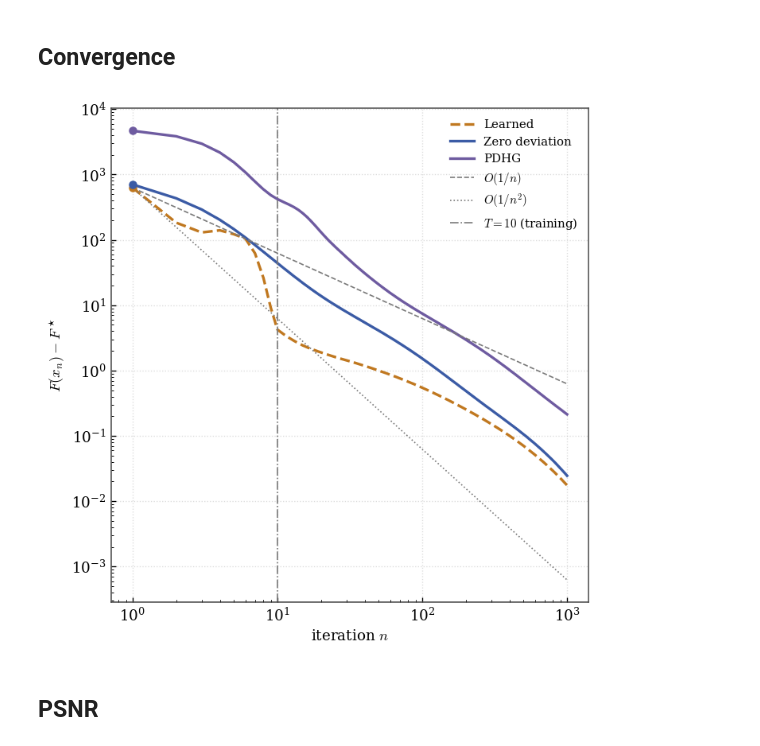
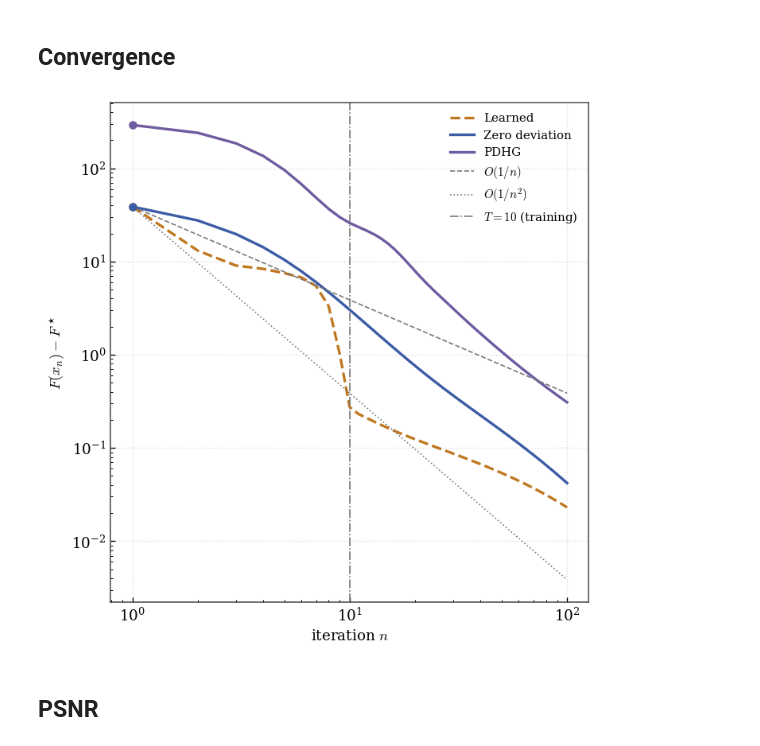
Before and after one commit to TheoBeille/learned_deviations_tgv2, a Jupyter notebook: 3_pdhg_comparison.ipynb, the cells around one changed output. Cells and saved outputs as stored; diff of their text form; code cells hidden in the pictures.

```diff
--- a/3_pdhg_comparison.ipynb
+++ b/3_pdhg_comparison.ipynb
@@ -18,23 +18,24 @@ from utils.pdhg_tomography_tgv import run_pdhg
 apply_paper_style()
 # %%
 # --- configuration (must match main.py) ---------------------------------------
-SIZE = 512
-N_ANGLES = 180
-NOISE_LEVEL = 0.05
+SIZE = 128
+N_ANGLES = 360
+PHOTONS_PER_RAY = 10_000
 GAMMA = 2
-PRIMAL_STEP = 1            # primal step tau (see main.py)
+PRIMAL_STEP = 1.75          # primal step tau (see main.py)
 
 TEST_PATIENT = "L014"      # never used for training or validation
 TEST_SLICE = 0
-MAYO_CACHE_DIR = "./data/mayo_cache_512"
-CKPT = "model_512.pt"    # written by main.py
+MAYO_CACHE_DIR = "./data/mayo_cache_128"
+CKPT = "model_128.pt"    # written by main.py
 
 T_TRAIN = 10               # unrolling horizon used in training
-T_LONG = 1000               # length of the convergence curves
+T_LONG = 100               # length of the convergence curves
 T_REF = 6000               # length of the run that defines F* (cached in results/)
 # %%
-inst = build_test_instance(SIZE, N_ANGLES, NOISE_LEVEL, GAMMA, TEST_PATIENT, TEST_SLICE,
-                           MAYO_CACHE_DIR, primal_step=PRIMAL_STEP)
+inst = build_test_instance(SIZE, N_ANGLES, 0, GAMMA, TEST_PATIENT, TEST_SLICE,
+                           MAYO_CACHE_DIR, primal_step=PRIMAL_STEP,
+                           photons_per_ray=PHOTONS_PER_RAY)
 ref = reference_solution(inst, T_REF)
 print(f"F* = {ref['f_star']:.4f}, PSNR of the TGV2 solution = {ref['psnr']:.2f} dB")
 # %% [output]
@@ -54,9 +55,9 @@ results = {
 ## Convergence
 # %%
 gaps = {label: objective_gap(r, ref["f_star"]) for label, r in results.items()}
-plot_curves(gaps, r"$F(x_n) - F^\star$", "3_objective_gap", slopes=True, horizon=T_TRAIN, iteration_start=0, show=True)
+plot_curves(gaps, r"$F(u_n, w_n) - F^\star$", "3_objective_gap", slopes=True, horizon=T_TRAIN, iteration_start=0, show=True)
 # %% [output]
-[figure, old version]
+[figure, new version]
 # %% [markdown]
 ## PSNR
 # %%
```
Also changed, not shown: parts of 5 cells of this notebook, 14 other files.
